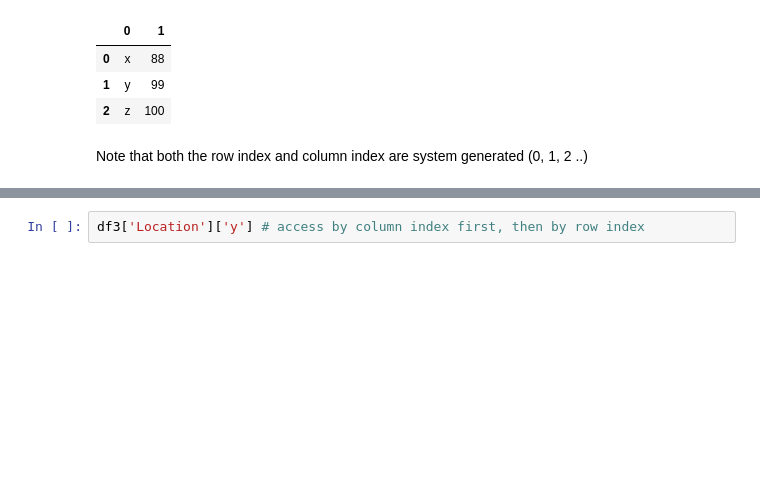
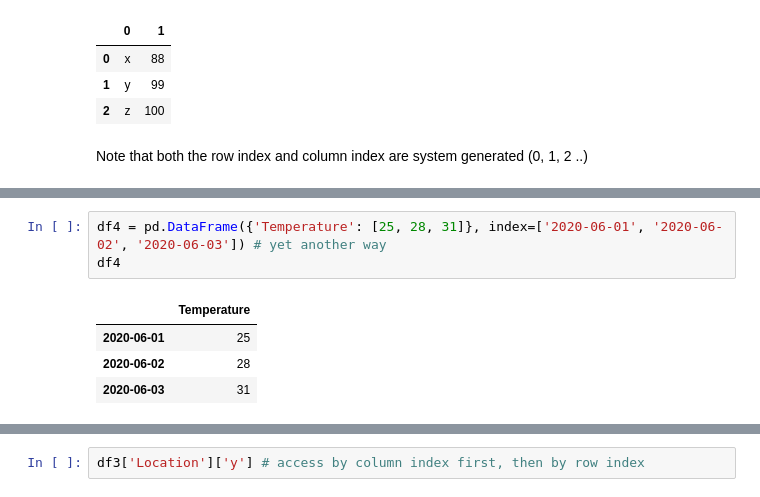
Before and after one commit to ZhangSteven/notebooks, a Jupyter notebook: everyone_ch02.ipynb, the cells around one changed output, grey strips where cells are left out. Drawn from its saved outputs; the diff is of its cells as text; blank space fills up the shorter version.

```diff
--- a/everyone_ch02.ipynb
+++ b/everyone_ch02.ipynb
@@ -84,0 +120,8 @@ df3
+# %%
+df4 = pd.DataFrame({'Temperature': [25, 28, 31]}, index=['2020-06-01', '2020-06-02', '2020-06-03']) # yet another way
+df4
+# %% [output]
+|  | Temperature |
+| 2020-06-01 | 25 |
+| 2020-06-02 | 28 |
+| 2020-06-03 | 31 |
```
Also changed, not shown: parts of 29 cells of this notebook.
